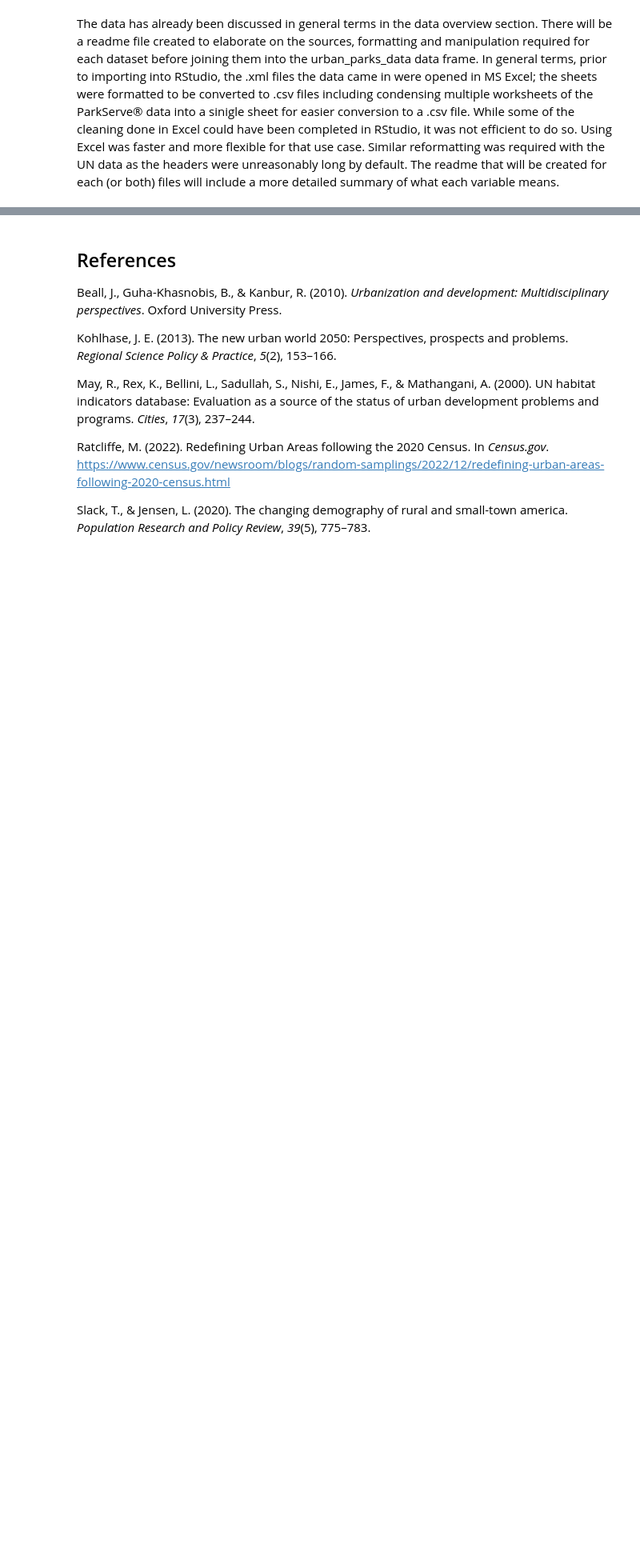
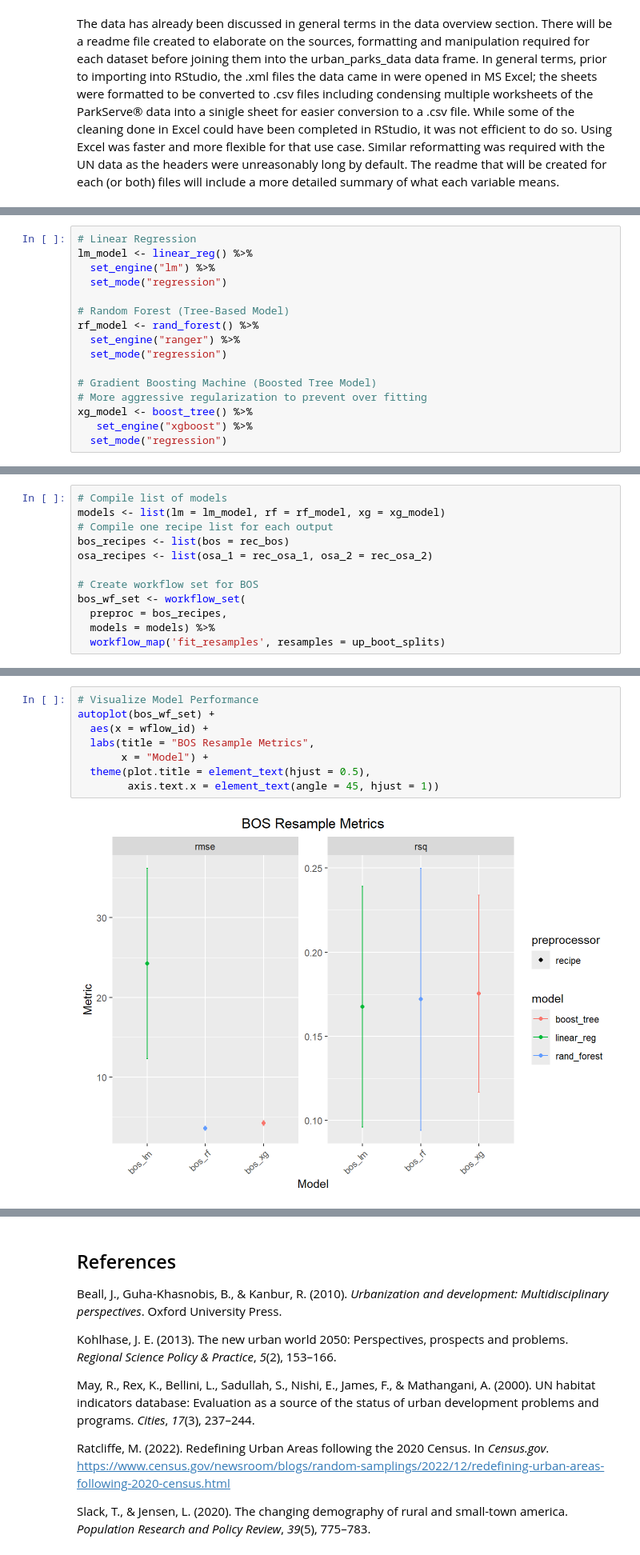
Before and after one commit to zcramton/ess_330_final_project, a Jupyter notebook: docs/index.out.ipynb, the cells around one changed output, grey strips where cells are left out. Shown at 80% size. Cells and saved outputs as stored; diff of their text form; blank space fills up the shorter version.

```diff
--- a/docs/index.out.ipynb
+++ b/docs/index.out.ipynb
@@ -162,0 +382,16 @@ $ mean_percent_open_space_access <dbl> 71.9, 21.2, 68.2, 47.8, 29.8, 41.9, 43.
+# %%
+# Linear Regression
+lm_model <- linear_reg() %>%
+  set_engine("lm") %>%
+  set_mode("regression")
+
+# Random Forest (Tree-Based Model)
+rf_model <- rand_forest() %>%
+  set_engine("ranger") %>%
+  set_mode("regression")
+
+# Gradient Boosting Machine (Boosted Tree Model)
+# More aggressive regularization to prevent over fitting
+xg_model <- boost_tree() %>%
+   set_engine("xgboost") %>%
+  set_mode("regression")
@@ -162,0 +400,12 @@ $ mean_percent_open_space_access <dbl> 71.9, 21.2, 68.2, 47.8, 29.8, 41.9, 43.
+# %%
+# Compile list of models
+models <- list(lm = lm_model, rf = rf_model, xg = xg_model)
+# Compile one recipe list for each output
+bos_recipes <- list(bos = rec_bos)
+osa_recipes <- list(osa_1 = rec_osa_1, osa_2 = rec_osa_2)
+
+# Create workflow set for BOS
+bos_wf_set <- workflow_set(
+  preproc = bos_recipes,
+  models = models) %>%
+  workflow_map('fit_resamples', resamples = up_boot_splits)
@@ -162,0 +418,10 @@ $ mean_percent_open_space_access <dbl> 71.9, 21.2, 68.2, 47.8, 29.8, 41.9, 43.
+# %%
+# Visualize Model Performance
+autoplot(bos_wf_set) +
+  aes(x = wflow_id) +
+  labs(title = "BOS Resample Metrics",
+       x = "Model") +
+  theme(plot.title = element_text(hjust = 0.5),
+        axis.text.x = element_text(angle = 45, hjust = 1))
+# %% [output]
+[figure, added]
```
Also changed, not shown: parts of 12 cells of this notebook, 5 other files.
